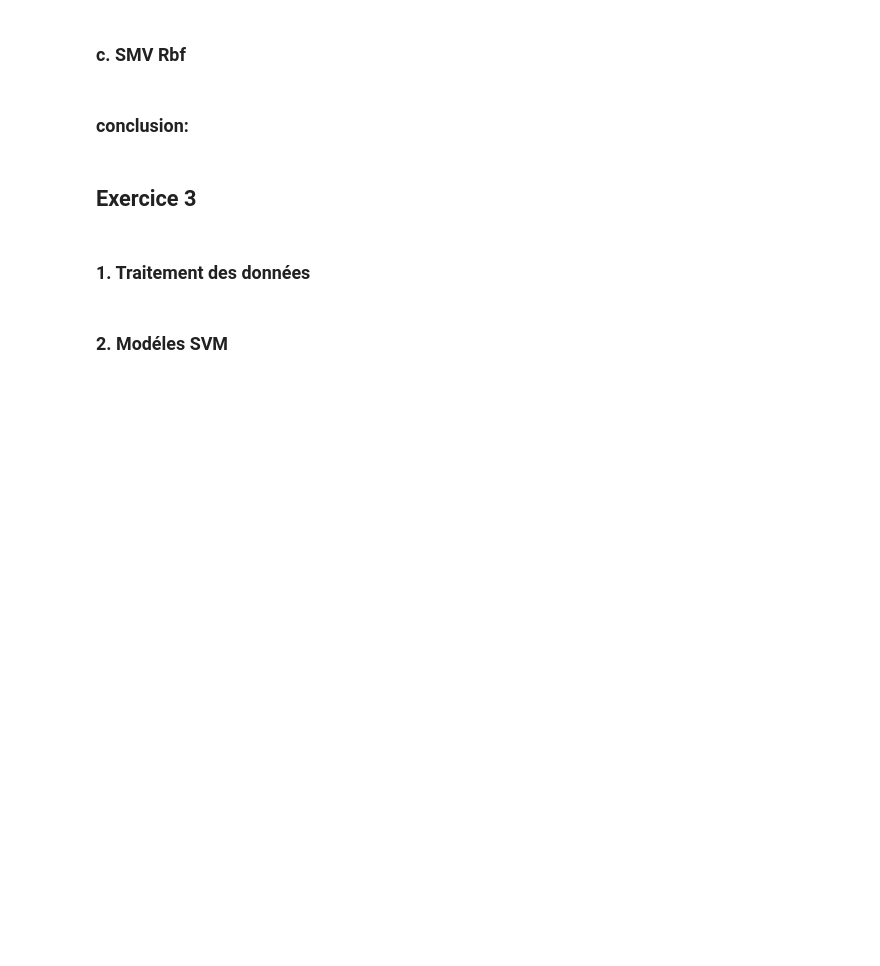
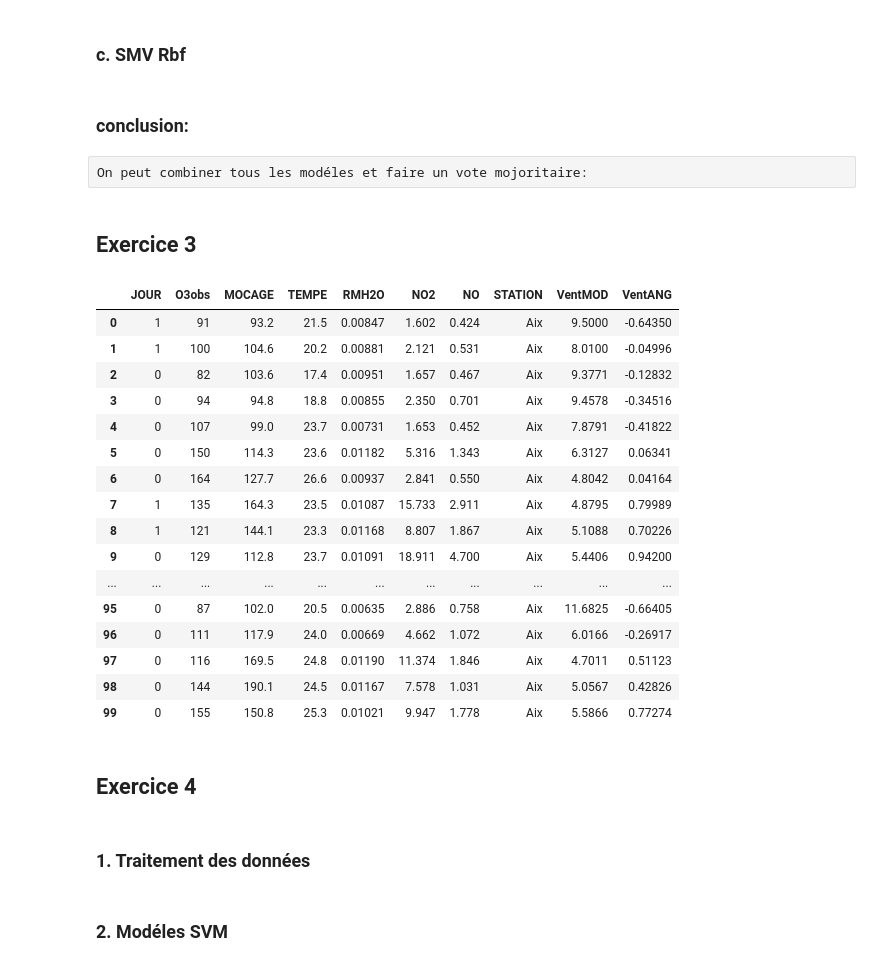
Before and after one commit to Malick-W/Master_DS, a Jupyter notebook: Statistique_en_grande_dimension/TP/TP4/script_TP4_SVM.ipynb, the cells around one changed output. Saved outputs shown, nothing was run; the diff lists cells and outputs as text; code cells hidden in the pictures; blank space fills up the shorter version.

```diff
--- a/Statistique_en_grande_dimension/TP/TP4/script_TP4_SVM.ipynb
+++ b/Statistique_en_grande_dimension/TP/TP4/script_TP4_SVM.ipynb
@@ -472,3 +574,5 @@ On peut combiner tous les modéles et faire un vote mojoritaire:
+# %% [raw]
+On peut combiner tous les modéles et faire un vote mojoritaire:
 # %%
 from sklearn.ensemble import VotingClassifier
 
@@ -489,6 +593,32 @@ print("Précision Train: ",round(SVM.score(X_train, y_train),3))
 print("Précision Test: ",round(SVM.score(X_test, y_test),3))
 # %% [markdown]
 ## Exercice 3
+# %%
+path_Home = "/home/malick/Bureau/Data/Statistique_en_grande_dimension"
+path = "/users/mmath/wade/Bureau/Data/Statistique_en_grande_dimension"
+
+df = pd.read_csv(path + "/ozone.dat",  sep=' ')
+df.head(100)
+# %% [output]
+|  | JOUR | O3obs | MOCAGE | TEMPE | RMH2O | NO2 | NO | STATION | VentMOD | VentANG |
+| 0 | 1 | 91 | 93.2 | 21.5 | 0.00847 | 1.602 | 0.424 | Aix | 9.5000 | -0.64350 |
+| 1 | 1 | 100 | 104.6 | 20.2 | 0.00881 | 2.121 | 0.531 | Aix | 8.0100 | -0.04996 |
+| 2 | 0 | 82 | 103.6 | 17.4 | 0.00951 | 1.657 | 0.467 | Aix | 9.3771 | -0.12832 |
+| 3 | 0 | 94 | 94.8 | 18.8 | 0.00855 | 2.350 | 0.701 | Aix | 9.4578 | -0.34516 |
+| 4 | 0 | 107 | 99.0 | 23.7 | 0.00731 | 1.653 | 0.452 | Aix | 7.8791 | -0.41822 |
+| 5 | 0 | 150 | 114.3 | 23.6 | 0.01182 | 5.316 | 1.343 | Aix | 6.3127 | 0.06341 |
+| 6 | 0 | 164 | 127.7 | 26.6 | 0.00937 | 2.841 | 0.550 | Aix | 4.8042 | 0.04164 |
+| 7 | 1 | 135 | 164.3 | 23.5 | 0.01087 | 15.733 | 2.911 | Aix | 4.8795 | 0.79989 |
+| 8 | 1 | 121 | 144.1 | 23.3 | 0.01168 | 8.807 | 1.867 | Aix | 5.1088 | 0.70226 |
+| 9 | 0 | 129 | 112.8 | 23.7 | 0.01091 | 18.911 | 4.700 | Aix | 5.4406 | 0.94200 |
+| ... | ... | ... | ... | ... | ... | ... | ... | ... | ... | ... |
+| 95 | 0 | 87 | 102.0 | 20.5 | 0.00635 | 2.886 | 0.758 | Aix | 11.6825 | -0.66405 |
+| 96 | 0 | 111 | 117.9 | 24.0 | 0.00669 | 4.662 | 1.072 | Aix | 6.0166 | -0.26917 |
+| 97 | 0 | 116 | 169.5 | 24.8 | 0.01190 | 11.374 | 1.846 | Aix | 4.7011 | 0.51123 |
+| 98 | 0 | 144 | 190.1 | 24.5 | 0.01167 | 7.578 | 1.031 | Aix | 5.0567 | 0.42826 |
+| 99 | 0 | 155 | 150.8 | 25.3 | 0.01021 | 9.947 | 1.778 | Aix | 5.5866 | 0.77274 |
+# %% [markdown]
+## Exercice 4
 # %% [markdown]
 ### 1. Traitement des données
 # %%
```
Also changed, not shown: parts of 22 cells of this notebook, 1 other file.
